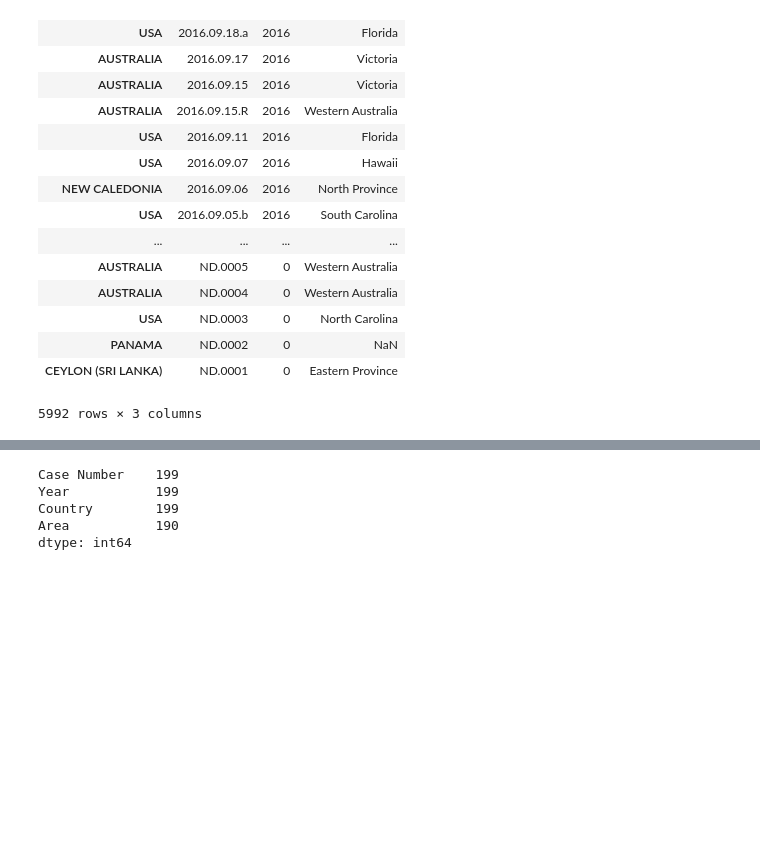
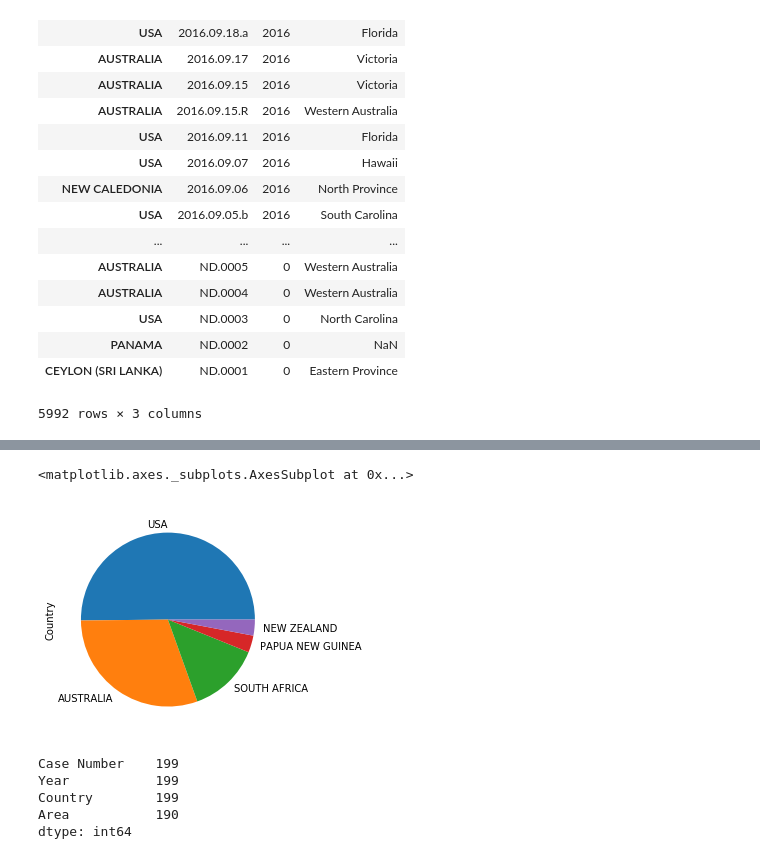
Before and after one commit to ironhack-datalabs/datamad0419, a Jupyter notebook: module-1/pandas-project/your-code/pandas-project.ipynb, the cells around one changed output, grey strips where cells are left out. Drawn from its saved outputs; the diff is of its cells as text; code cells hidden in the pictures; blank space fills up the shorter version.

```diff
--- a/module-1/pandas-project/your-code/pandas-project.ipynb
+++ b/module-1/pandas-project/your-code/pandas-project.ipynb
@@ -212,3 +215,10 @@ Name: Country, Length: 203, dtype: int64
+# %%
+paises=proyecto1['Country'].value_counts().head()
+# %%
+paises.plot('pie')
+# %% [output]
+<matplotlib.axes._subplots.AxesSubplot at 0x...>
+[figure, added]
 # %%
 proyecto1['Country'].value_counts().sum()
 #total ataques
```
Also changed, not shown: parts of 13 cells of this notebook, 8 other files.
